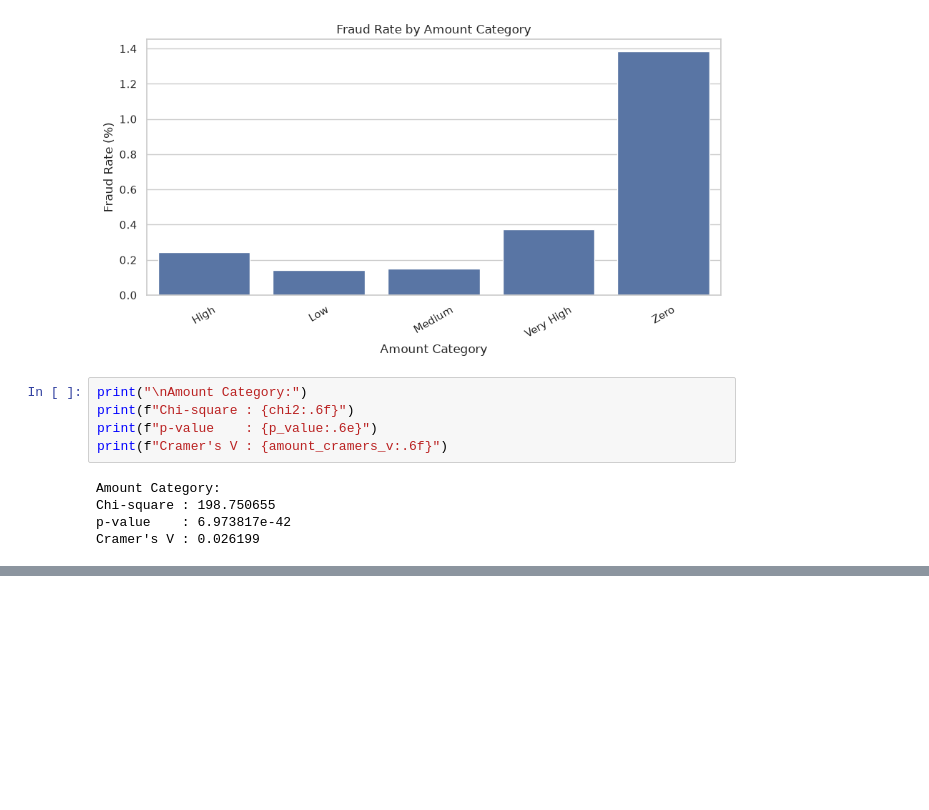
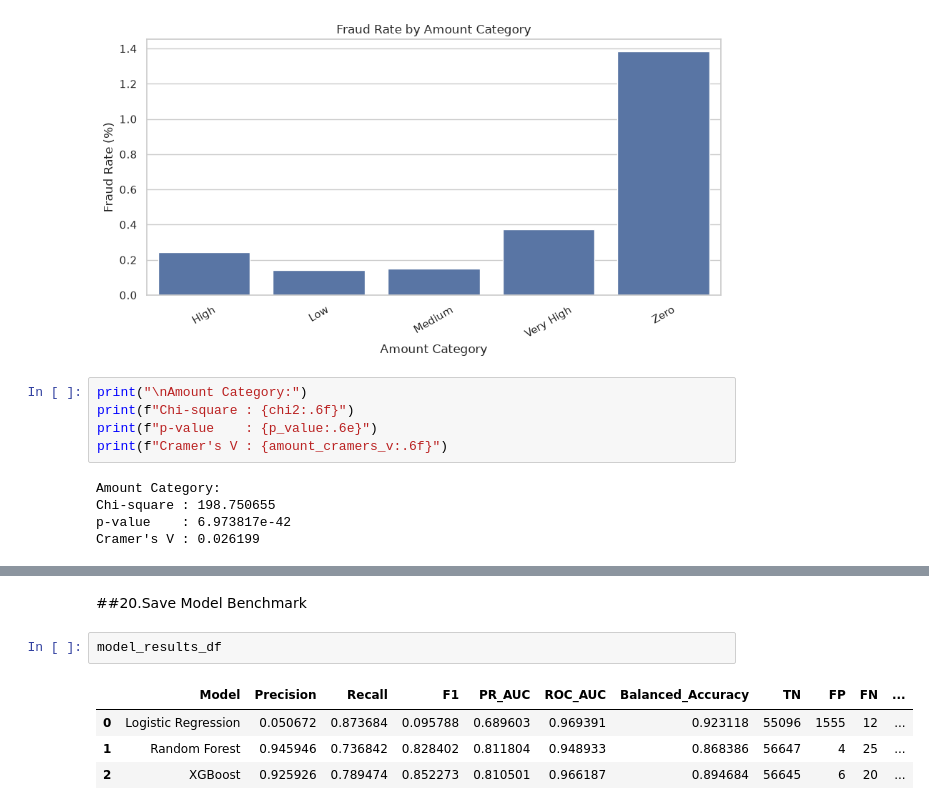
Before and after one commit to to-bits/BehaviorGuard-Customer-Behavioral-Profiling-for-Credit-Card-Fraud-Detection, a Jupyter notebook: BehaviorGuard — Customer Behavioral Profiling for Credit Card Fraud Detection/notebooks/04_final_analysis.ipynb, the cells around one changed output, grey strips where cells are left out. Cells and saved outputs as stored; diff of their text form; blank space fills up the shorter version.

```diff
--- a/BehaviorGuard — Customer Behavioral Profiling for Credit Card Fraud Detection/notebooks/04_final_analysis.ipynb
+++ b/BehaviorGuard — Customer Behavioral Profiling for Credit Card Fraud Detection/notebooks/04_final_analysis.ipynb
@@ -1154,0 +1328,9 @@ Cramer's V : 0.026199
+# %% [markdown]
+##20.Save Model Benchmark
+# %%
+model_results_df
+# %% [output]
+|  | Model | Precision | Recall | F1 | PR_AUC | ROC_AUC | Balanced_Accuracy | TN | FP | FN | ... |
+| 0 | Logistic Regression | 0.050672 | 0.873684 | 0.095788 | 0.689603 | 0.969391 | 0.923118 | 55096 | 1555 | 12 | ... |
+| 1 | Random Forest | 0.945946 | 0.736842 | 0.828402 | 0.811804 | 0.948933 | 0.868386 | 56647 | 4 | 25 | ... |
+| 2 | XGBoost | 0.925926 | 0.789474 | 0.852273 | 0.810501 | 0.966187 | 0.894684 | 56645 | 6 | 20 | ... |
```
Also changed, not shown: parts of 15 cells of this notebook, 4 other files.
